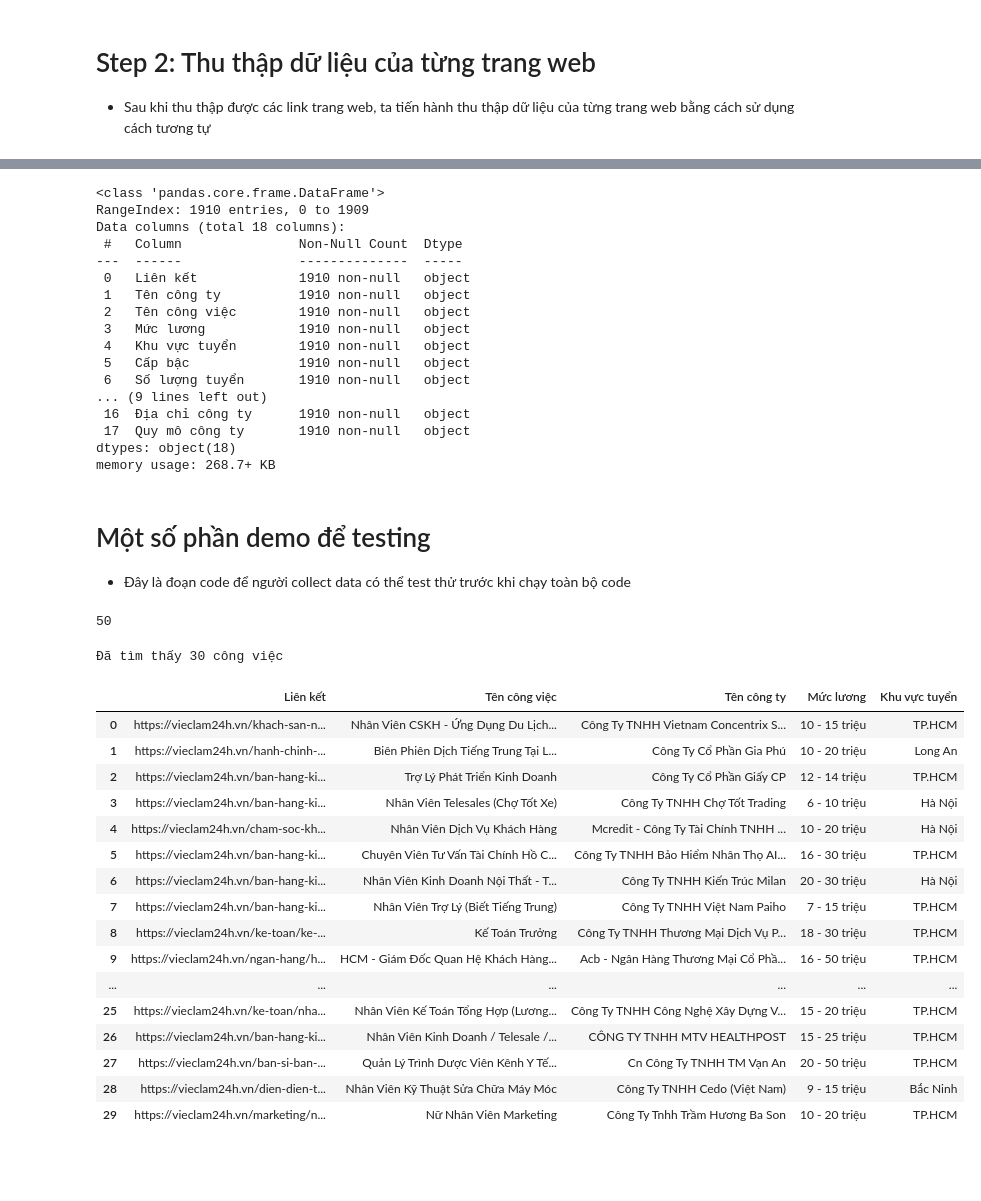
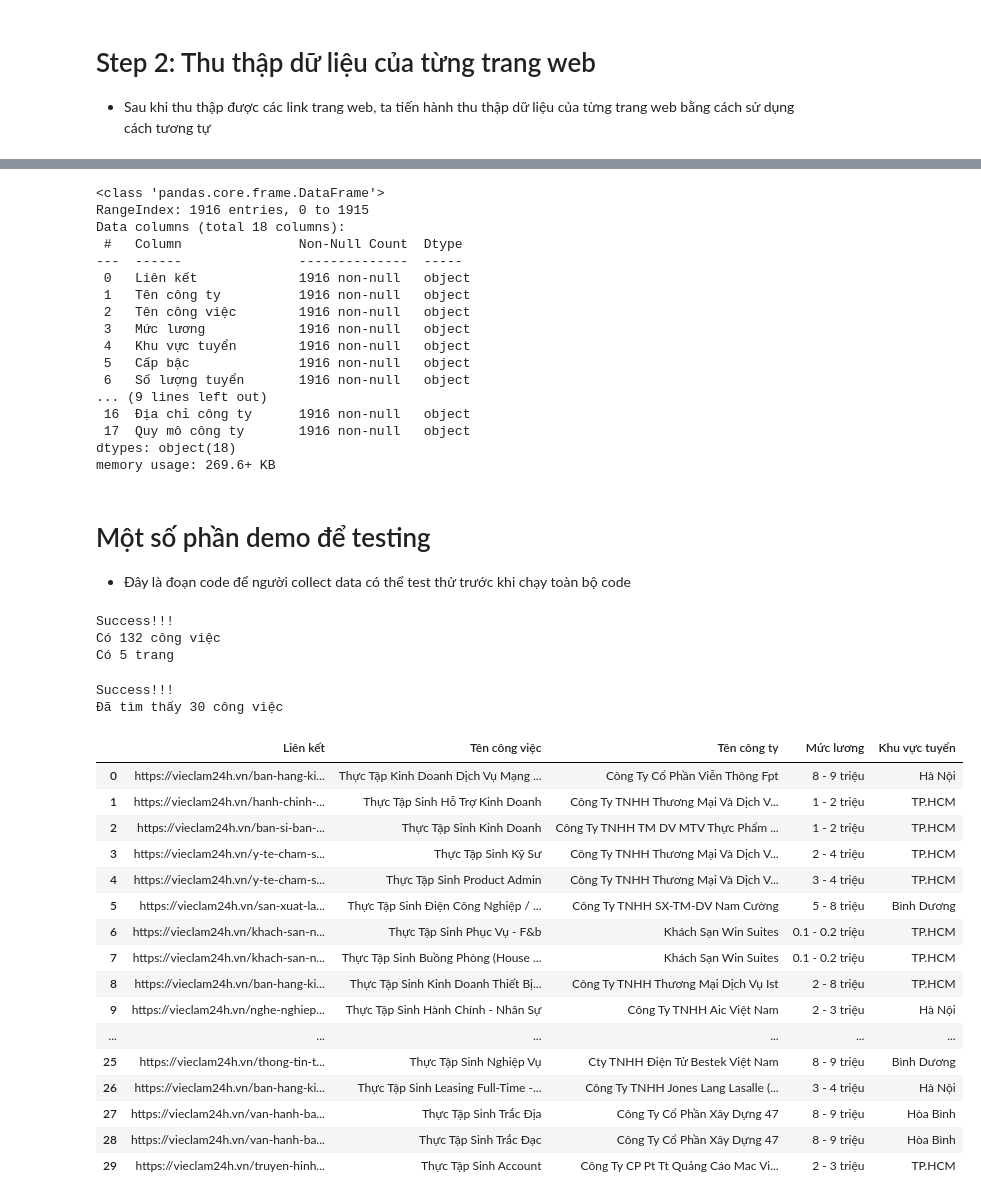
Before and after one commit to HungLVT/NMKHDL, a Jupyter notebook: notebooks/1.0-data-collecting.ipynb, the cells around one changed output, grey strips where cells are left out. Drawn from its saved outputs; the diff is of its cells as text; code cells hidden in the pictures; blank space fills up the shorter version.

Commit message:
sua loi khu vuc tuyen, update 1916 new data

```diff
--- a/notebooks/1.0-data-collecting.ipynb
+++ b/notebooks/1.0-data-collecting.ipynb
@@ -116,7 +141,8 @@ job_pool.to_csv('/content/drive/MyDrive/HCMUS/HK5/Intro2DS/Final Project/data/jo
 - Sau khi thu thập được các link trang web, ta tiến hành thu thập dữ liệu của từng trang web bằng cách sử dụng cách tương tự
 # %%
 # Đọc dữ liệu từ file job_links.csv
-df = pd.read_csv('../data/job_pool.csv')
+df = pd.read_csv('/content/drive/MyDrive/HCMUS/HK5/Intro2DS/Final Project/data/job_pool.csv', encoding='utf-8-sig')
+# df = pd.read_csv('../data/job_pool.csv')
 df.sample(5)
 # %% [output]
 |  | Liên kết | Tên công việc | Tên công ty | Mức lương | Khu vực tuyển |
@@ -250,88 +279,95 @@ raw_job_details.sample(5)
 # %%
 # Lưu vào file craw_dataset.csv
 raw_job_details.info()
-raw_job_details.to_csv('../data/raw_dataset.csv', encoding='utf-8-sig', index=False)
+# raw_job_details.to_csv('../data/raw_dataset.csv', encoding='utf-8-sig', index=False)
+raw_job_details.to_csv('/content/drive/MyDrive/HCMUS/HK5/Intro2DS/Final Project/data/raw_dataset.csv', encoding='utf-8-sig', index=False)
 # %% [output]
 <class 'pandas.core.frame.DataFrame'>
-RangeIndex: 1910 entries, 0 to 1909
+RangeIndex: 1916 entries, 0 to 1915
 Data columns (total 18 columns):
  #   Column               Non-Null Count  Dtype
 ---  ------               --------------  -----
- 0   Liên kết             1910 non-null   object
- 1   Tên công ty          1910 non-null   object
- 2   Tên công việc        1910 non-null   object
- 3   Mức lương            1910 non-null   object
- 4   Khu vực tuyển        1910 non-null   object
- 5   Cấp bậc              1910 non-null   object
- 6   Số lượng tuyển       1910 non-null   object
+ 0   Liên kết             1916 non-null   object
+ 1   Tên công ty          1916 non-null   object
+ 2   Tên công việc        1916 non-null   object
+ 3   Mức lương            1916 non-null   object
+ 4   Khu vực tuyển        1916 non-null   object
+ 5   Cấp bậc              1916 non-null   object
+ 6   Số lượng tuyển       1916 non-null   object
 ... (9 lines left out)
- 16  Địa chỉ công ty      1910 non-null   object
- 17  Quy mô công ty       1910 non-null   object
+ 16  Địa chỉ công ty      1916 non-null   object
+ 17  Quy mô công ty       1916 non-null   object
 dtypes: object(18)
-memory usage: 268.7+ KB
+memory usage: 269.6+ KB
 # %% [markdown]
 # Một số phần demo để testing
 - Đây là đoạn code để người collect data có thể test thử trước khi chạy toàn bộ code
 # %%
 # Demo lất page content
-with open('../data/page_content.txt', 'r', encoding='utf-8') as f:
-    page_text = f.read()
-
+url = 'https://vieclam24h.vn/tim-kiem-viec-lam-nhanh?page=2&working_method=6'
+page_content = get_content(url, headers)
+page_text = page_content.text
 soup = BeautifulSoup(page_text, 'html.parser')
 buffer1 = soup.find('div', class_='relative lg:text-2xl text-xl box-border lg:leading-10 mb-4 m-auto lg:w-full w-[100%] px-0')
 buffer2 = buffer1.find('span',class_="font-semibold").text
 n_jobs = int(buffer2.replace(',',''))
-n_pages = min(50, math.floor(n_jobs/30))
-n_pages
+print('Có {} công việc'.format(n_jobs))
+n_pages = min(51, math.ceil(n_jobs/30) + 1)
+print('Có {} trang'.format(n_pages-1))
 # %% [output]
-50
+Success!!!
+Có 132 công việc
+Có 5 trang
 # %%
 # Demo lất page content
-with open('../data/page_content.txt', 'r', encoding='utf-8') as f:
-    page_text = f.read()
+
+url = 'https://vieclam24h.vn/tim-kiem-viec-lam-nhanh?page=2&working_method=6'
+page_content = get_content(url, headers)
+page_text = page_content.text
 
 job_pool = pd.DataFrame(columns=['Liên kết', 'Tên công việc','Tên công ty','Mức lương','Khu vực tuyển'])
 
 soup = BeautifulSoup(page_text, 'html.parser')
 containers = soup.find_all('div', class_='relative lg:h-[115px] w-full flex rounded-sm lg:mb-3 mb-2 lg:hover:shadow-md')
 print('Đã tìm thấy {} công việc'.format(len(containers)))
 for container in containers:
     dict_job = {}
 
     buffer = BASE_URL + container.find('a', href=True)['href']
     dict_job['Liên kết'] = buffer if buffer else None
 
     buffer = container.find('div', class_='relative lg:w-full w-11/12 flex items-start flex-1 overflow-hidden pr-2 lg:pr-8')
     dict_job['Tên công việc'] = buffer.text if buffer else None
 
     buffer = container.find('p', class_='inline-block text-grey-48 text-[16px] leading-6 truncate pr-2 max-w-[240px] lg:max-w-full')
     dict_job['Tên công ty'] = buffer.text if buffer else None
 
     buffer = container.find('span', class_='text-se-neutral-80 text-14 whitespace-nowrap font-medium')
     dict_job['Mức lương'] = buffer.text if buffer else None
 
     buffer = container.find('span', class_='text-se-neutral-80 whitespace-nowrap text-14')
     dict_job['Khu vực tuyển'] = buffer.text if buffer else None
 
     job_pool = pd.concat([job_pool, pd.DataFrame(dict_job, index=[0])], ignore_index=True)
 
 job_pool
 # %% [output]
+Success!!!
 Đã tìm thấy 30 công việc
 |  | Liên kết | Tên công việc | Tên công ty | Mức lương | Khu vực tuyển |
-| 0 | https://vieclam24h.vn/khach-san-n... | Nhân Viên CSKH - Ứng Dụng Du Lịch... | Công Ty TNHH Vietnam Concentrix S... | 10 - 15 triệu | TP.HCM |
-| 1 | https://vieclam24h.vn/hanh-chinh-... | Biên Phiên Dịch Tiếng Trung Tại L... | Công Ty Cổ Phần Gia Phú | 10 - 20 triệu | Long An |
-| 2 | https://vieclam24h.vn/ban-hang-ki... | Trợ Lý Phát Triển Kinh Doanh | Công Ty Cổ Phần Giấy CP | 12 - 14 triệu | TP.HCM |
-| 3 | https://vieclam24h.vn/ban-hang-ki... | Nhân Viên Telesales (Chợ Tốt Xe) | Công Ty TNHH Chợ Tốt Trading | 6 - 10 triệu | Hà Nội |
-| 4 | https://vieclam24h.vn/cham-soc-kh... | Nhân Viên Dịch Vụ Khách Hàng | Mcredit - Công Ty Tài Chính TNHH ... | 10 - 20 triệu | Hà Nội |
-| 5 | https://vieclam24h.vn/ban-hang-ki... | Chuyên Viên Tư Vấn Tài Chính Hồ C... | Công Ty TNHH Bảo Hiểm Nhân Thọ AI... | 16 - 30 triệu | TP.HCM |
-| 6 | https://vieclam24h.vn/ban-hang-ki... | Nhân Viên Kinh Doanh Nội Thất - T... | Công Ty TNHH Kiến Trúc Milan | 20 - 30 triệu | Hà Nội |
-| 7 | https://vieclam24h.vn/ban-hang-ki... | Nhân Viên Trợ Lý (Biết Tiếng Trung) | Công Ty TNHH Việt Nam Paiho | 7 - 15 triệu | TP.HCM |
-| 8 | https://vieclam24h.vn/ke-toan/ke-... | Kế Toán Trưởng | Công Ty TNHH Thương Mại Dịch Vụ P... | 18 - 30 triệu | TP.HCM |
-| 9 | https://vieclam24h.vn/ngan-hang/h... | HCM - Giám Đốc Quan Hệ Khách Hàng... | Acb - Ngân Hàng Thương Mại Cổ Phầ... | 16 - 50 triệu | TP.HCM |
+| 0 | https://vieclam24h.vn/ban-hang-ki... | Thực Tập Kinh Doanh Dịch Vụ Mạng ... | Công Ty Cổ Phần Viễn Thông Fpt | 8 - 9 triệu | Hà Nội |
+| 1 | https://vieclam24h.vn/hanh-chinh-... | Thực Tập Sinh Hỗ Trợ Kinh Doanh | Công Ty TNHH Thương Mại Và Dịch V... | 1 - 2 triệu | TP.HCM |
+| 2 | https://vieclam24h.vn/ban-si-ban-... | Thực Tập Sinh Kinh Doanh | Công Ty TNHH TM DV MTV Thực Phẩm ... | 1 - 2 triệu | TP.HCM |
+| 3 | https://vieclam24h.vn/y-te-cham-s... | Thực Tập Sinh Kỹ Sư | Công Ty TNHH Thương Mại Và Dịch V... | 2 - 4 triệu | TP.HCM |
+| 4 | https://vieclam24h.vn/y-te-cham-s... | Thực Tập Sinh Product Admin | Công Ty TNHH Thương Mại Và Dịch V... | 3 - 4 triệu | TP.HCM |
+| 5 | https://vieclam24h.vn/san-xuat-la... | Thực Tập Sinh Điện Công Nghiệp / ... | Công Ty TNHH SX-TM-DV Nam Cường | 5 - 8 triệu | Bình Dương |
+| 6 | https://vieclam24h.vn/khach-san-n... | Thực Tập Sinh Phục Vụ - F&b | Khách Sạn Win Suites | 0.1 - 0.2 triệu | TP.HCM |
+| 7 | https://vieclam24h.vn/khach-san-n... | Thực Tập Sinh Buồng Phòng (House ... | Khách Sạn Win Suites | 0.1 - 0.2 triệu | TP.HCM |
+| 8 | https://vieclam24h.vn/ban-hang-ki... | Thực Tập Sinh Kinh Doanh Thiết Bị... | Công Ty TNHH Thương Mại Dịch Vụ Ist | 2 - 8 triệu | TP.HCM |
+| 9 | https://vieclam24h.vn/nghe-nghiep... | Thực Tập Sinh Hành Chính - Nhân Sự | Công Ty TNHH Aic Việt Nam | 2 - 3 triệu | Hà Nội |
 | ... | ... | ... | ... | ... | ... |
-| 25 | https://vieclam24h.vn/ke-toan/nha... | Nhân Viên Kế Toán Tổng Hợp (Lương... | Công Ty TNHH Công Nghệ Xây Dựng V... | 15 - 20 triệu | TP.HCM |
-| 26 | https://vieclam24h.vn/ban-hang-ki... | Nhân Viên Kinh Doanh / Telesale /... | CÔNG TY TNHH MTV HEALTHPOST | 15 - 25 triệu | TP.HCM |
-| 27 | https://vieclam24h.vn/ban-si-ban-... | Quản Lý Trình Dược Viên Kênh Y Tế... | Cn Công Ty TNHH TM Vạn An | 20 - 50 triệu | TP.HCM |
-| 28 | https://vieclam24h.vn/dien-dien-t... | Nhân Viên Kỹ Thuật Sửa Chữa Máy Móc | Công Ty TNHH Cedo (Việt Nam) | 9 - 15 triệu | Bắc Ninh |
-| 29 | https://vieclam24h.vn/marketing/n... | Nữ Nhân Viên Marketing | Công Ty Tnhh Trầm Hương Ba Son | 10 - 20 triệu | TP.HCM |
+| 25 | https://vieclam24h.vn/thong-tin-t... | Thực Tập Sinh Nghiệp Vụ | Cty TNHH Điện Tử Bestek Việt Nam | 8 - 9 triệu | Bình Dương |
+| 26 | https://vieclam24h.vn/ban-hang-ki... | Thực Tập Sinh Leasing Full-Time -... | Công Ty TNHH Jones Lang Lasalle (... | 3 - 4 triệu | Hà Nội |
+| 27 | https://vieclam24h.vn/van-hanh-ba... | Thực Tập Sinh Trắc Địa | Công Ty Cổ Phần Xây Dựng 47 | 8 - 9 triệu | Hòa Bình |
+| 28 | https://vieclam24h.vn/van-hanh-ba... | Thực Tập Sinh Trắc Đạc | Công Ty Cổ Phần Xây Dựng 47 | 8 - 9 triệu | Hòa Bình |
+| 29 | https://vieclam24h.vn/truyen-hinh... | Thực Tập Sinh Account | Công Ty CP Pt Tt Quảng Cáo Mac Vi... | 2 - 3 triệu | TP.HCM |
```
Also changed, not shown: parts of 11 cells of this notebook, 4 other files.
